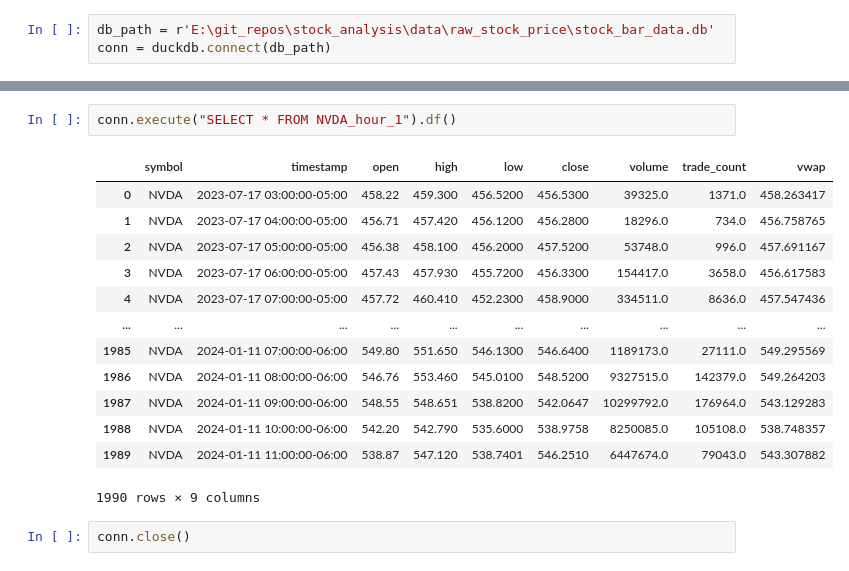
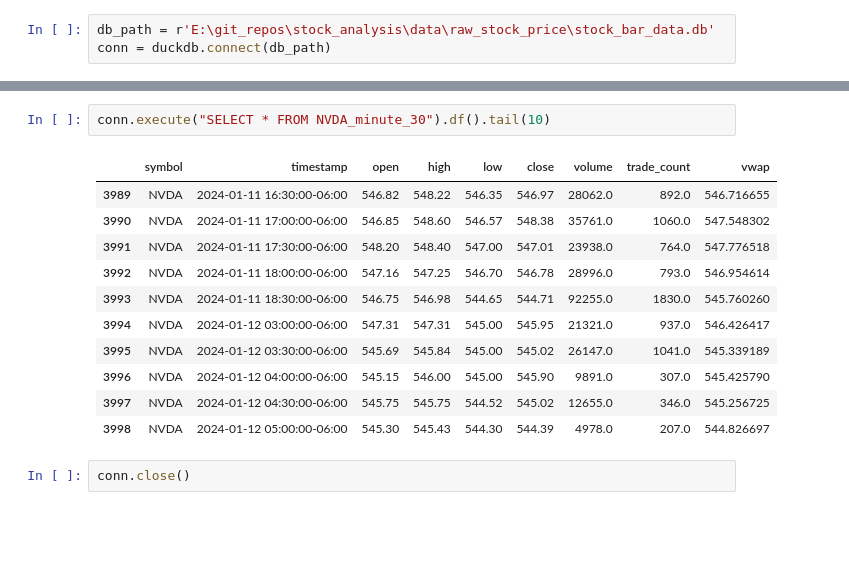
Before and after one commit to mag1cfrog/stock_analysis, a Jupyter notebook: src/exploratory_notebooks/duckdb.ipynb, the cells around one changed output, grey strips where cells are left out. Drawn from its saved outputs; the diff is of its cells as text; blank space fills up the shorter version.

Commit message:
tests 30-minute stock data

```diff
--- a/src/exploratory_notebooks/duckdb.ipynb
+++ b/src/exploratory_notebooks/duckdb.ipynb
@@ -13,19 +14,17 @@ conn.execute("SELECT * FROM information_schema.tables").df()
 # %%
-conn.execute("SELECT * FROM NVDA_hour_1").df()
+conn.execute("SELECT * FROM NVDA_minute_30").df().tail(10)
 # %% [output]
 |  | symbol | timestamp | open | high | low | close | volume | trade_count | vwap |
-| 0 | NVDA | 2023-07-17 03:00:00-05:00 | 458.22 | 459.300 | 456.5200 | 456.5300 | 39325.0 | 1371.0 | 458.263417 |
-| 1 | NVDA | 2023-07-17 04:00:00-05:00 | 456.71 | 457.420 | 456.1200 | 456.2800 | 18296.0 | 734.0 | 456.758765 |
-| 2 | NVDA | 2023-07-17 05:00:00-05:00 | 456.38 | 458.100 | 456.2000 | 457.5200 | 53748.0 | 996.0 | 457.691167 |
-| 3 | NVDA | 2023-07-17 06:00:00-05:00 | 457.43 | 457.930 | 455.7200 | 456.3300 | 154417.0 | 3658.0 | 456.617583 |
-| 4 | NVDA | 2023-07-17 07:00:00-05:00 | 457.72 | 460.410 | 452.2300 | 458.9000 | 334511.0 | 8636.0 | 457.547436 |
-| ... | ... | ... | ... | ... | ... | ... | ... | ... | ... |
-| 1985 | NVDA | 2024-01-11 07:00:00-06:00 | 549.80 | 551.650 | 546.1300 | 546.6400 | 1189173.0 | 27111.0 | 549.295569 |
-| 1986 | NVDA | 2024-01-11 08:00:00-06:00 | 546.76 | 553.460 | 545.0100 | 548.5200 | 9327515.0 | 142379.0 | 549.264203 |
-| 1987 | NVDA | 2024-01-11 09:00:00-06:00 | 548.55 | 548.651 | 538.8200 | 542.0647 | 10299792.0 | 176964.0 | 543.129283 |
-| 1988 | NVDA | 2024-01-11 10:00:00-06:00 | 542.20 | 542.790 | 535.6000 | 538.9758 | 8250085.0 | 105108.0 | 538.748357 |
-| 1989 | NVDA | 2024-01-11 11:00:00-06:00 | 538.87 | 547.120 | 538.7401 | 546.2510 | 6447674.0 | 79043.0 | 543.307882 |
+| 3989 | NVDA | 2024-01-11 16:30:00-06:00 | 546.82 | 548.22 | 546.35 | 546.97 | 28062.0 | 892.0 | 546.716655 |
+| 3990 | NVDA | 2024-01-11 17:00:00-06:00 | 546.85 | 548.60 | 546.57 | 548.38 | 35761.0 | 1060.0 | 547.548302 |
+| 3991 | NVDA | 2024-01-11 17:30:00-06:00 | 548.20 | 548.40 | 547.00 | 547.01 | 23938.0 | 764.0 | 547.776518 |
+| 3992 | NVDA | 2024-01-11 18:00:00-06:00 | 547.16 | 547.25 | 546.70 | 546.78 | 28996.0 | 793.0 | 546.954614 |
+| 3993 | NVDA | 2024-01-11 18:30:00-06:00 | 546.75 | 546.98 | 544.65 | 544.71 | 92255.0 | 1830.0 | 545.760260 |
+| 3994 | NVDA | 2024-01-12 03:00:00-06:00 | 547.31 | 547.31 | 545.00 | 545.95 | 21321.0 | 937.0 | 546.426417 |
+| 3995 | NVDA | 2024-01-12 03:30:00-06:00 | 545.69 | 545.84 | 545.00 | 545.02 | 26147.0 | 1041.0 | 545.339189 |
+| 3996 | NVDA | 2024-01-12 04:00:00-06:00 | 545.15 | 546.00 | 545.00 | 545.90 | 9891.0 | 307.0 | 545.425790 |
+| 3997 | NVDA | 2024-01-12 04:30:00-06:00 | 545.75 | 545.75 | 544.52 | 545.02 | 12655.0 | 346.0 | 545.256725 |
+| 3998 | NVDA | 2024-01-12 05:00:00-06:00 | 545.30 | 545.43 | 544.30 | 544.39 | 4978.0 | 207.0 | 544.826697 |
-1990 rows × 9 columns
 # %%
 conn.close()
 # %%
```
Also changed, not shown: parts of 1 cell of this notebook, 4 other files.
